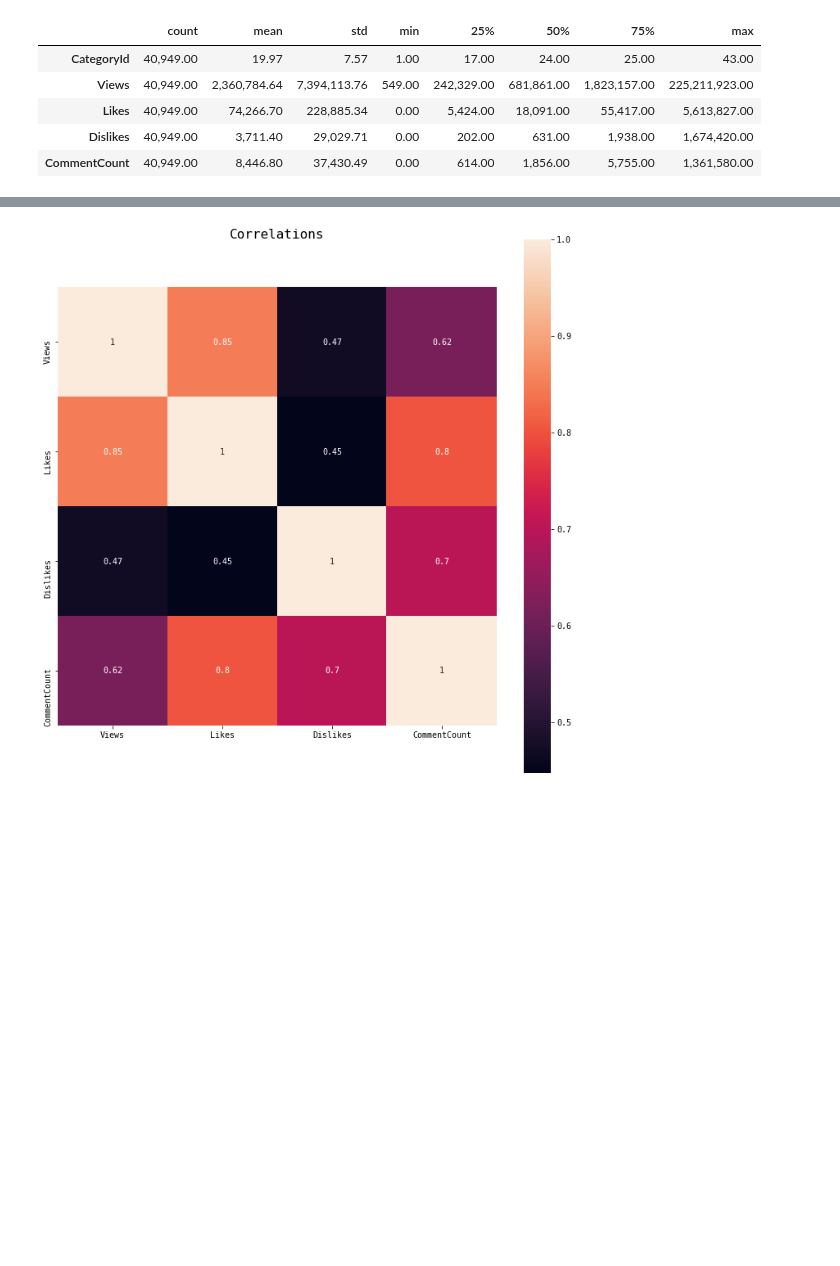
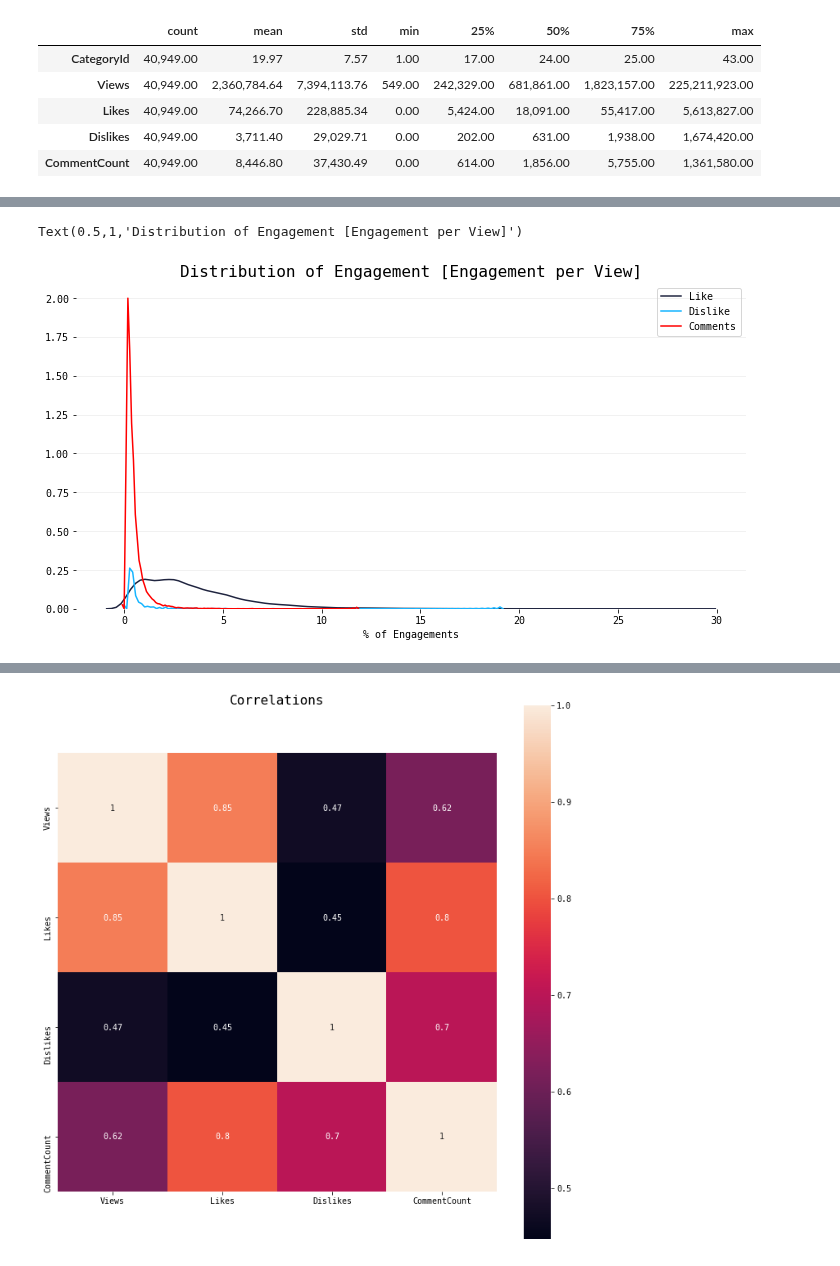
Before and after one commit to qu4ku/datasets-analysis, a Jupyter notebook: 012-youtube-trending-videos.ipynb, the cells around one changed output, grey strips where cells are left out. Drawn from its saved outputs; the diff is of its cells as text; code cells hidden in the pictures; blank space fills up the shorter version.

```diff
--- a/012-youtube-trending-videos.ipynb
+++ b/012-youtube-trending-videos.ipynb
@@ -252,0 +281,12 @@ df.head()
+# %%
+plt.axes(frameon=False)
+sns.distplot(df.Likes / df.Views * 100 , color=colors[0], hist=False, label='Like')
+sns.distplot(df.Dislikes / df.Views * 100 , color=colors[1], hist=False, label='Dislike')
+sns.distplot(df.CommentCount / df.Views * 100 , color=colors[2], hist=False, label='Comments')
+
+plt.grid(axis='y')
+plt.xlabel('% of Engagements')
+plt.title('Distribution of Engagement [Engagement per View]')
+# %% [output]
+Text(0.5,1,'Distribution of Engagement [Engagement per View]')
+[figure, added]
```
Also changed, not shown: parts of 11 cells of this notebook.
